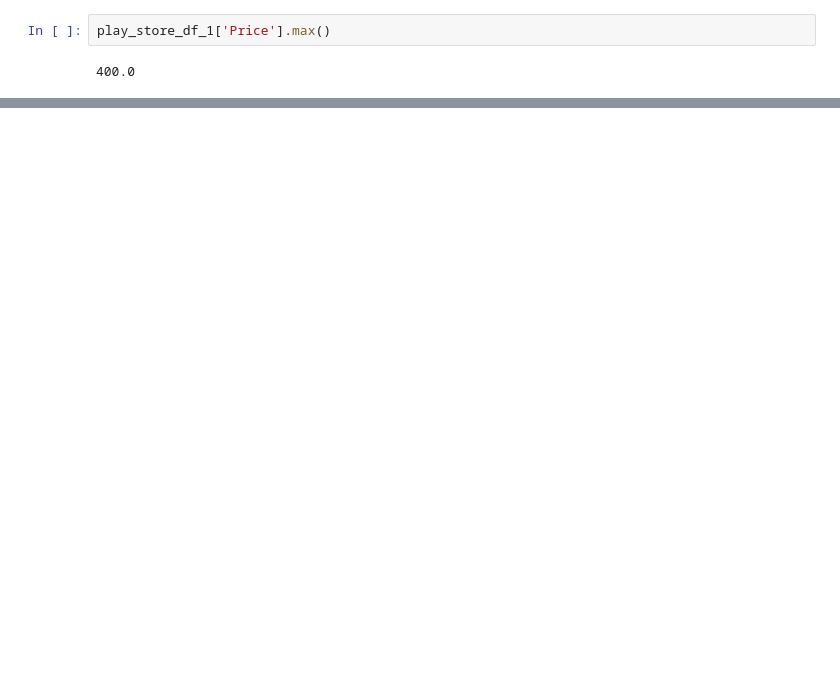
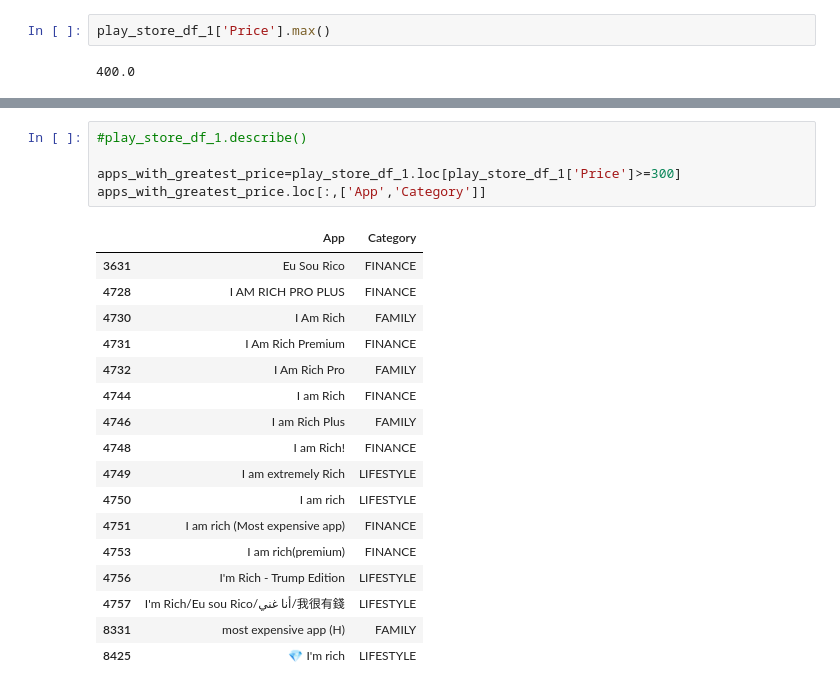
Before and after one commit to Mahima2208/EDA_PlayStore_Apps_Analysis, a Jupyter notebook: MAHIMA_PHALKEY_Play_Store_App_Review_Analysis_Capstone_Project.ipynb, the cells around one changed output, grey strips where cells are left out. Drawn from its saved outputs; the diff is of its cells as text; blank space fills up the shorter version.

```diff
--- a/MAHIMA_PHALKEY_Play_Store_App_Review_Analysis_Capstone_Project.ipynb
+++ b/MAHIMA_PHALKEY_Play_Store_App_Review_Analysis_Capstone_Project.ipynb
@@ -594,0 +617,23 @@ play_store_df_1['Price'].max()
+# %%
+#play_store_df_1.describe()
+
+apps_with_greatest_price=play_store_df_1.loc[play_store_df_1['Price']>=300]
+apps_with_greatest_price.loc[:,['App','Category']]
+# %% [output]
+|  | App | Category |
+| 3631 | Eu Sou Rico | FINANCE |
+| 4728 | I AM RICH PRO PLUS | FINANCE |
+| 4730 | I Am Rich | FAMILY |
+| 4731 | I Am Rich Premium | FINANCE |
+| 4732 | I Am Rich Pro | FAMILY |
+| 4744 | I am Rich | FINANCE |
+| 4746 | I am Rich Plus | FAMILY |
+| 4748 | I am Rich! | FINANCE |
+| 4749 | I am extremely Rich | LIFESTYLE |
+| 4750 | I am rich | LIFESTYLE |
+| 4751 | I am rich (Most expensive app) | FINANCE |
+| 4753 | I am rich(premium) | FINANCE |
+| 4756 | I'm Rich - Trump Edition | LIFESTYLE |
+| 4757 | I'm Rich/Eu sou Rico/أنا غني/我很有錢 | LIFESTYLE |
+| 8331 | most expensive app (H) | FAMILY |
+| 8425 | 💎 I'm rich | LIFESTYLE |
```
Also changed, not shown: parts of 5 cells of this notebook.
